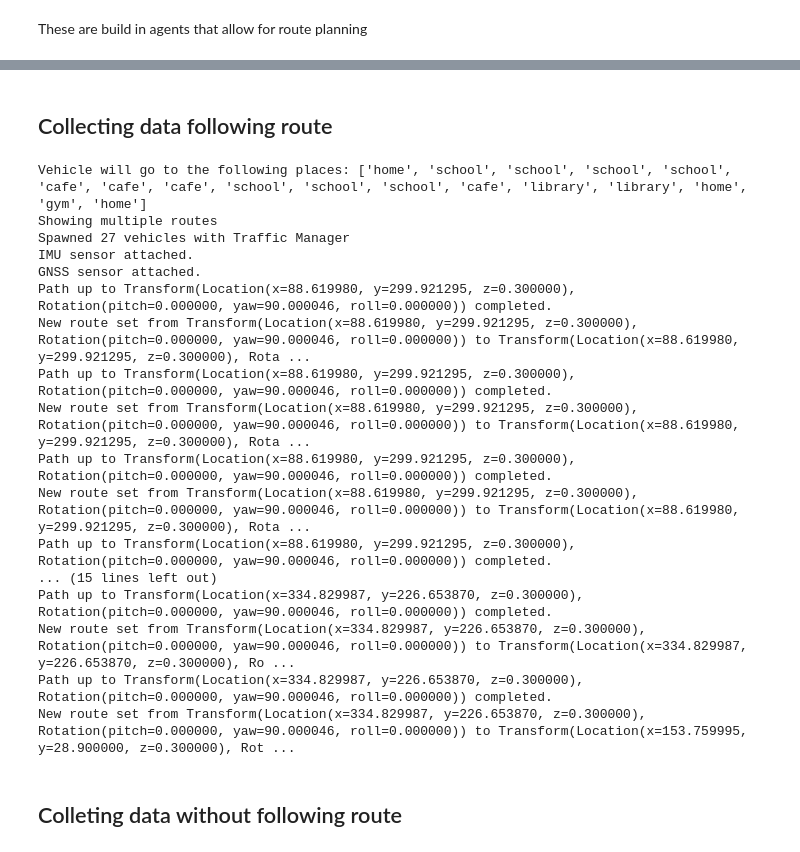
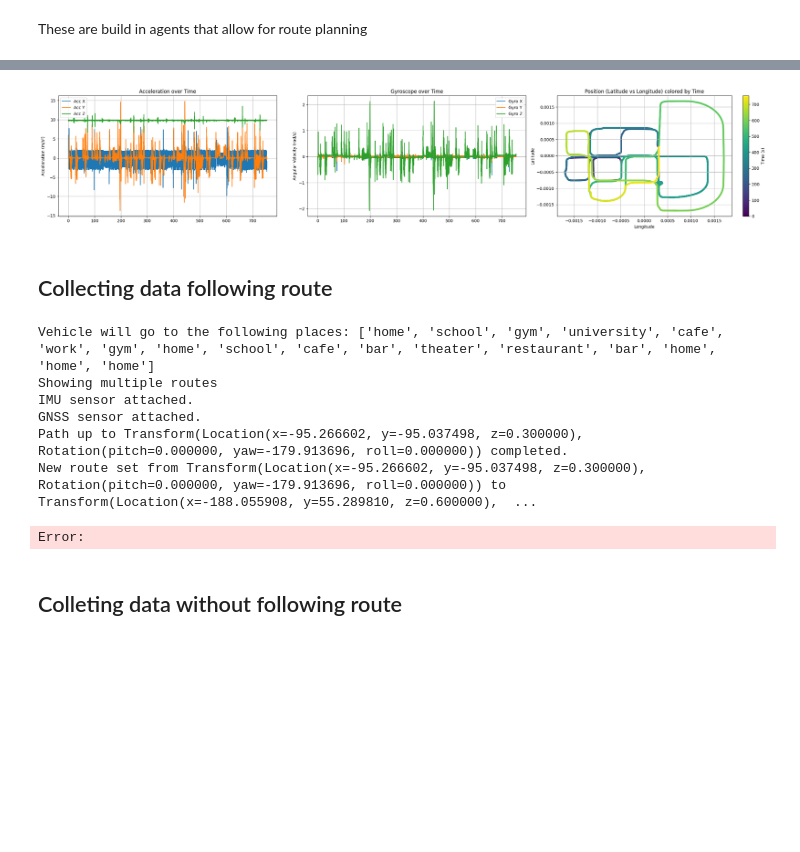
Before and after one commit to RenanFlorencio/carla_data_synthesis, a Jupyter notebook: synchronous.ipynb, the cells around one changed output, grey strips where cells are left out. Saved outputs shown, nothing was run; the diff lists cells and outputs as text; code cells hidden in the pictures; blank space fills up the shorter version.

Commit message:
routine data for carla generated

```diff
--- a/synchronous.ipynb
+++ b/synchronous.ipynb
@@ -223,9 +334,8 @@ Possible places: ['home', 'school', 'restaurant', 'cafe', 'work', 'gym', 'theate
 # %%
-n_of_routines = 10
+n_of_routines = 5
 
 generated_routines = 0
 while (generated_routines < n_of_routines):
-
     try:
         response = get_response_LLM(places)
         print(response)
@@ -370,3 +444,46 @@ def follow_route(vehicle_bp, sensors_bp, spawn_points, route_sps, agent_behavior
+# %%
+def plot_df(df, save_path = None):
+    # Create subplots
+    fig, axes = plt.subplots(1, 3, figsize=(25, 5))
+
+    # Plot acceleration
+    axes[0].plot(df['timestamp'], df['acc_x'], label='Acc X')
+    axes[0].plot(df['timestamp'], df['acc_y'], label='Acc Y')
+    axes[0].plot(df['timestamp'], df['acc_z'], label='Acc Z')
+    axes[0].set_title("Acceleration over Time")
+    axes[0].set_ylabel("Acceleration (m/s²)")
+    axes[0].legend()
+    axes[0].grid(True)
+
+    # Plot gyroscope
+    axes[1].plot(df['timestamp'], df['gyro_x'], label='Gyro X')
+    axes[1].plot(df['timestamp'], df['gyro_y'], label='Gyro Y')
+    axes[1].plot(df['timestamp'], df['gyro_z'], label='Gyro Z')
+    axes[1].set_title("Gyroscope over Time")
+    axes[1].set_ylabel("Angular Velocity (rad/s)")
+    axes[1].legend()
+    axes[1].grid(True)
+
+    # Plot position
+    scatter = axes[2].scatter(df['longitude'], df['latitude'], c=df['timestamp'], cmap='viridis', s=10)
+    axes[2].set_title("Position (Latitude vs Longitude) colored by Time")
+    axes[2].set_xlabel("Longitude")
+    axes[2].set_ylabel("Latitude")
+    axes[2].grid(True)
+    cbar = fig.colorbar(scatter, ax=axes[2])
+    cbar.set_label("Time (s)")
+
+    if save_path:
+        plt.savefig(save_path)
+
+    plt.tight_layout()
+    plt.show()
+# %%
+os.makedirs('plot_experiment1', exist_ok=True)
+id = 'veh_carla4'
+plot_df(pd.read_csv(f'data_experiment1/{id}.csv'), save_path=f'plot_experiment1/{id}.png')
+# %% [output]
+[figure, added]
 # %% [markdown]
 ## Collecting data following route
 # %%
@@ -386,25 +503,15 @@ vehicle = vehicles_bp[0]
 agent_behavior = 'aggressive'  # options: 'normal', 'aggressive', etc.
 
 print(f"Vehicle will go to the following places: {places_routine}")
-follow_route(vehicle, [IMU_bp, GNSS_bp], spawn_points, sps_routine, agent_behavior=agent_behavior, n_vehicles=30, sampling_res=1, fixed_spectator=True, draw_debug_route=True, render=True)
+follow_route(vehicle, [IMU_bp, GNSS_bp], spawn_points, sps_routine, agent_behavior=agent_behavior, n_vehicles=0, sampling_res=1, fixed_spectator=True, draw_debug_route=True, render=True)
 # %% [output]
-Vehicle will go to the following places: ['home', 'school', 'school', 'school', 'school', 'cafe', 'cafe', 'cafe', 'school', 'school', 'school', 'cafe', 'library', 'library', 'home', 'gym', 'home']
+Vehicle will go to the following places: ['home', 'school', 'gym', 'university', 'cafe', 'work', 'gym', 'home', 'school', 'cafe', 'bar', 'theater', 'restaurant', 'bar', 'home', 'home', 'home']
 Showing multiple routes
-Spawned 27 vehicles with Traffic Manager
 IMU sensor attached.
 GNSS sensor attached.
-Path up to Transform(Location(x=88.619980, y=299.921295, z=0.300000), Rotation(pitch=0.000000, yaw=90.000046, roll=0.000000)) completed.
-New route set from Transform(Location(x=88.619980, y=299.921295, z=0.300000), Rotation(pitch=0.000000, yaw=90.000046, roll=0.000000)) to Transform(Location(x=88.619980, y=299.921295, z=0.300000), Rota ...
-Path up to Transform(Location(x=88.619980, y=299.921295, z=0.300000), Rotation(pitch=0.000000, yaw=90.000046, roll=0.000000)) completed.
-New route set from Transform(Location(x=88.619980, y=299.921295, z=0.300000), Rotation(pitch=0.000000, yaw=90.000046, roll=0.000000)) to Transform(Location(x=88.619980, y=299.921295, z=0.300000), Rota ...
-Path up to Transform(Location(x=88.619980, y=299.921295, z=0.300000), Rotation(pitch=0.000000, yaw=90.000046, roll=0.000000)) completed.
-New route set from Transform(Location(x=88.619980, y=299.921295, z=0.300000), Rotation(pitch=0.000000, yaw=90.000046, roll=0.000000)) to Transform(Location(x=88.619980, y=299.921295, z=0.300000), Rota ...
-Path up to Transform(Location(x=88.619980, y=299.921295, z=0.300000), Rotation(pitch=0.000000, yaw=90.000046, roll=0.000000)) completed.
-... (15 lines left out)
-Path up to Transform(Location(x=334.829987, y=226.653870, z=0.300000), Rotation(pitch=0.000000, yaw=90.000046, roll=0.000000)) completed.
-New route set from Transform(Location(x=334.829987, y=226.653870, z=0.300000), Rotation(pitch=0.000000, yaw=90.000046, roll=0.000000)) to Transform(Location(x=334.829987, y=226.653870, z=0.300000), Ro ...
-Path up to Transform(Location(x=334.829987, y=226.653870, z=0.300000), Rotation(pitch=0.000000, yaw=90.000046, roll=0.000000)) completed.
-New route set from Transform(Location(x=334.829987, y=226.653870, z=0.300000), Rotation(pitch=0.000000, yaw=90.000046, roll=0.000000)) to Transform(Location(x=153.759995, y=28.900000, z=0.300000), Rot ...
+Path up to Transform(Location(x=-95.266602, y=-95.037498, z=0.300000), Rotation(pitch=0.000000, yaw=-179.913696, roll=0.000000)) completed.
+New route set from Transform(Location(x=-95.266602, y=-95.037498, z=0.300000), Rotation(pitch=0.000000, yaw=-179.913696, roll=0.000000)) to Transform(Location(x=-188.055908, y=55.289810, z=0.600000),  ...
+Error:
 # %%
 create_new_df = True
 if create_new_df:
```
Also changed, not shown: parts of 11 cells of this notebook, 24 other files.
